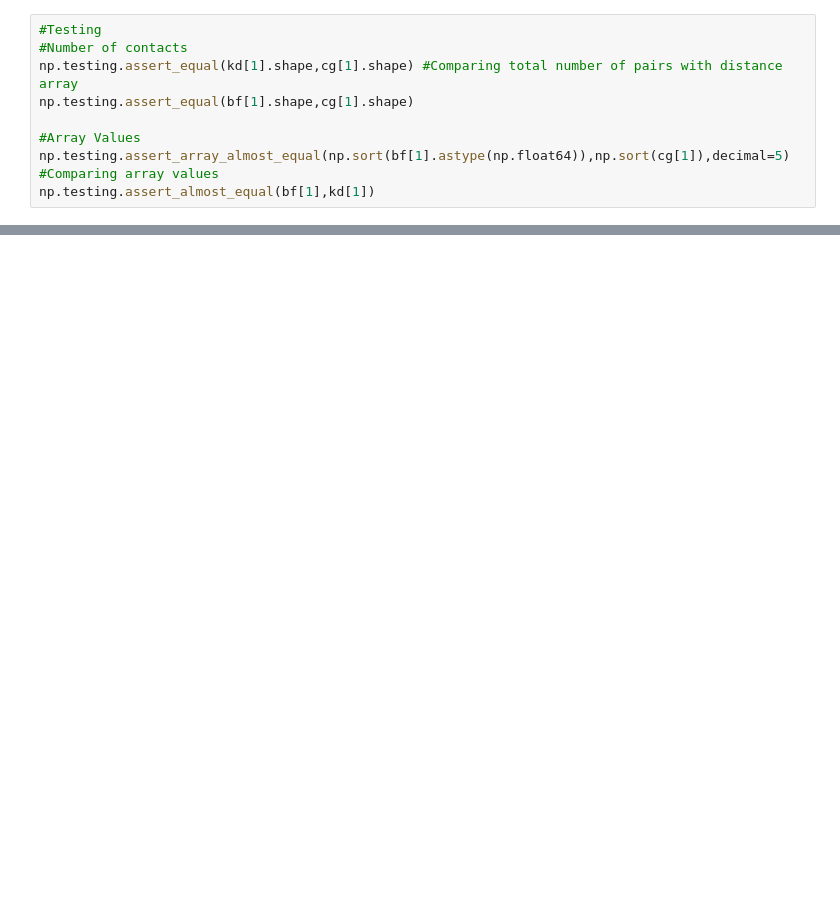
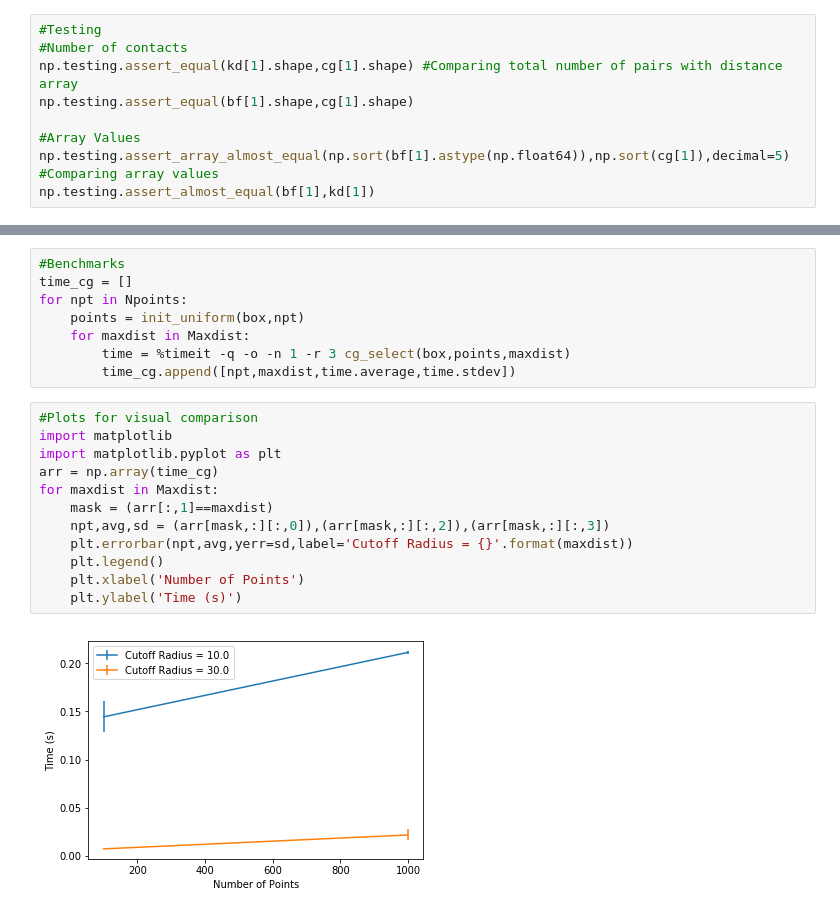
Before and after one commit to seb-buch/Benchmarks_Distance, a Jupyter notebook: Notebooks/BM_PairContact.ipynb, the cells around one changed output, grey strips where cells are left out. Drawn from its saved outputs; the diff is of its cells as text; blank space fills up the shorter version.

```diff
--- a/Notebooks/BM_PairContact.ipynb
+++ b/Notebooks/BM_PairContact.ipynb
@@ -93,0 +97,22 @@ for key in plotvals:
+# %%
+#Benchmarks
+time_cg = []
+for npt in Npoints:
+    points = init_uniform(box,npt)
+    for maxdist in Maxdist:
+        time = %timeit -q -o -n 1 -r 3 cg_select(box,points,maxdist)
+        time_cg.append([npt,maxdist,time.average,time.stdev])
+# %%
+#Plots for visual comparison
+import matplotlib
+import matplotlib.pyplot as plt
+arr = np.array(time_cg)
+for maxdist in Maxdist:
+    mask = (arr[:,1]==maxdist)
+    npt,avg,sd = (arr[mask,:][:,0]),(arr[mask,:][:,2]),(arr[mask,:][:,3])
+    plt.errorbar(npt,avg,yerr=sd,label='Cutoff Radius = {}'.format(maxdist))
+    plt.legend()
+    plt.xlabel('Number of Points')
+    plt.ylabel('Time (s)')
+# %% [output]
+[figure, added]
```
Also changed, not shown: parts of 14 cells of this notebook, 2 other files.
